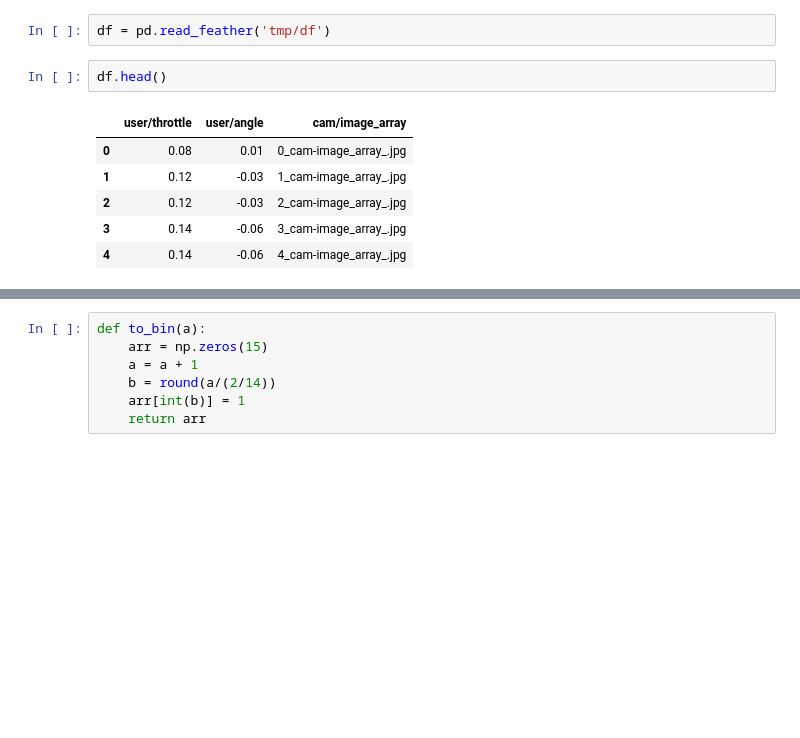
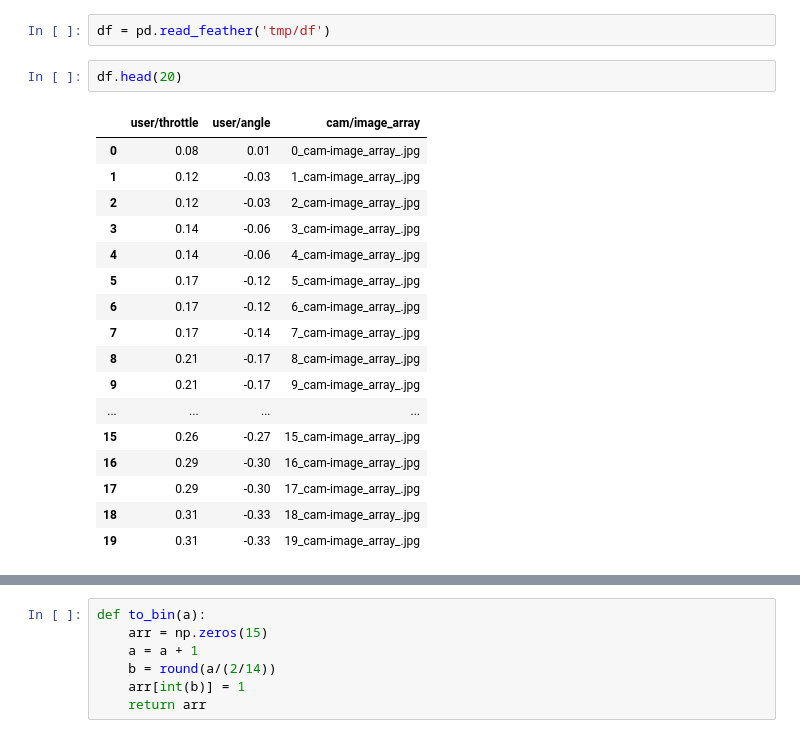
Before and after one commit to Muosvr/mycar, a Jupyter notebook: Donkeycar_Keras-CNNRecurrent.ipynb, the cells around one changed output, grey strips where cells are left out. Cells and saved outputs as stored; diff of their text form; blank space fills up the shorter version.

```diff
--- a/Donkeycar_Keras-CNNRecurrent.ipynb
+++ b/Donkeycar_Keras-CNNRecurrent.ipynb
@@ -90,11 +90,22 @@ df.to_feather('tmp/df')
 # %%
 df = pd.read_feather('tmp/df')
 # %%
-df.head()
+df.head(20)
 # %% [output]
 |  | user/throttle | user/angle | cam/image_array |
 | 0 | 0.08 | 0.01 | 0_cam-image_array_.jpg |
 | 1 | 0.12 | -0.03 | 1_cam-image_array_.jpg |
 | 2 | 0.12 | -0.03 | 2_cam-image_array_.jpg |
 | 3 | 0.14 | -0.06 | 3_cam-image_array_.jpg |
 | 4 | 0.14 | -0.06 | 4_cam-image_array_.jpg |
+| 5 | 0.17 | -0.12 | 5_cam-image_array_.jpg |
+| 6 | 0.17 | -0.12 | 6_cam-image_array_.jpg |
+| 7 | 0.17 | -0.14 | 7_cam-image_array_.jpg |
+| 8 | 0.21 | -0.17 | 8_cam-image_array_.jpg |
+| 9 | 0.21 | -0.17 | 9_cam-image_array_.jpg |
+| ... | ... | ... | ... |
+| 15 | 0.26 | -0.27 | 15_cam-image_array_.jpg |
+| 16 | 0.29 | -0.30 | 16_cam-image_array_.jpg |
+| 17 | 0.29 | -0.30 | 17_cam-image_array_.jpg |
+| 18 | 0.31 | -0.33 | 18_cam-image_array_.jpg |
+| 19 | 0.31 | -0.33 | 19_cam-image_array_.jpg |
```
Also changed, not shown: parts of 31 cells of this notebook, 3 other files.
